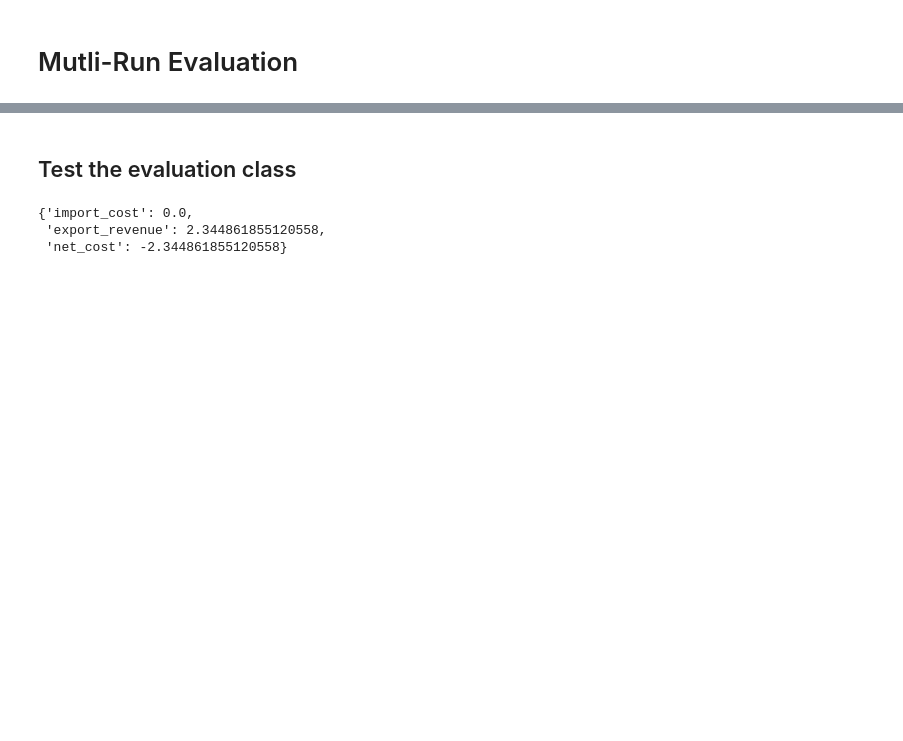
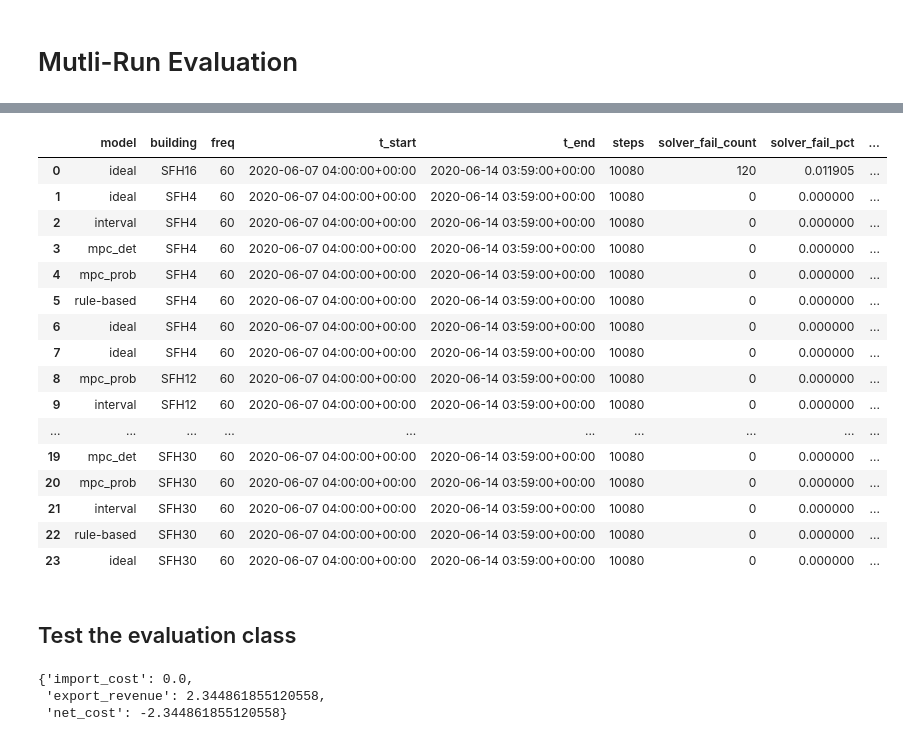
Before and after one commit to JaMoPinter/MPC-vs-RBC, a Jupyter notebook: 03_optimization/evaluation/evaluation.ipynb, the cells around one changed output, grey strips where cells are left out. Saved outputs shown, nothing was run; the diff lists cells and outputs as text; code cells hidden in the pictures; blank space fills up the shorter version.

```diff
--- a/03_optimization/evaluation/evaluation.ipynb
+++ b/03_optimization/evaluation/evaluation.ipynb
@@ -75,3 +74,23 @@ mre.pivot()
+# %%
+mre.failure_table()
+# %% [output]
+|  | model | building | freq | t_start | t_end | steps | solver_fail_count | solver_fail_pct | ... |
+| 0 | ideal | SFH16 | 60 | 2020-06-07 04:00:00+00:00 | 2020-06-14 03:59:00+00:00 | 10080 | 120 | 0.011905 | ... |
+| 1 | ideal | SFH4 | 60 | 2020-06-07 04:00:00+00:00 | 2020-06-14 03:59:00+00:00 | 10080 | 0 | 0.000000 | ... |
+| 2 | interval | SFH4 | 60 | 2020-06-07 04:00:00+00:00 | 2020-06-14 03:59:00+00:00 | 10080 | 0 | 0.000000 | ... |
+| 3 | mpc_det | SFH4 | 60 | 2020-06-07 04:00:00+00:00 | 2020-06-14 03:59:00+00:00 | 10080 | 0 | 0.000000 | ... |
+| 4 | mpc_prob | SFH4 | 60 | 2020-06-07 04:00:00+00:00 | 2020-06-14 03:59:00+00:00 | 10080 | 0 | 0.000000 | ... |
+| 5 | rule-based | SFH4 | 60 | 2020-06-07 04:00:00+00:00 | 2020-06-14 03:59:00+00:00 | 10080 | 0 | 0.000000 | ... |
+| 6 | ideal | SFH4 | 60 | 2020-06-07 04:00:00+00:00 | 2020-06-14 03:59:00+00:00 | 10080 | 0 | 0.000000 | ... |
+| 7 | ideal | SFH4 | 60 | 2020-06-07 04:00:00+00:00 | 2020-06-14 03:59:00+00:00 | 10080 | 0 | 0.000000 | ... |
+| 8 | mpc_prob | SFH12 | 60 | 2020-06-07 04:00:00+00:00 | 2020-06-14 03:59:00+00:00 | 10080 | 0 | 0.000000 | ... |
+| 9 | interval | SFH12 | 60 | 2020-06-07 04:00:00+00:00 | 2020-06-14 03:59:00+00:00 | 10080 | 0 | 0.000000 | ... |
+| ... | ... | ... | ... | ... | ... | ... | ... | ... | ... |
+| 19 | mpc_det | SFH30 | 60 | 2020-06-07 04:00:00+00:00 | 2020-06-14 03:59:00+00:00 | 10080 | 0 | 0.000000 | ... |
+| 20 | mpc_prob | SFH30 | 60 | 2020-06-07 04:00:00+00:00 | 2020-06-14 03:59:00+00:00 | 10080 | 0 | 0.000000 | ... |
+| 21 | interval | SFH30 | 60 | 2020-06-07 04:00:00+00:00 | 2020-06-14 03:59:00+00:00 | 10080 | 0 | 0.000000 | ... |
+| 22 | rule-based | SFH30 | 60 | 2020-06-07 04:00:00+00:00 | 2020-06-14 03:59:00+00:00 | 10080 | 0 | 0.000000 | ... |
+| 23 | ideal | SFH30 | 60 | 2020-06-07 04:00:00+00:00 | 2020-06-14 03:59:00+00:00 | 10080 | 0 | 0.000000 | ... |
 # %% [markdown]
 ## Test the evaluation class
 # %%
```
Also changed, not shown: parts of 2 cells of this notebook, 5 other files.
